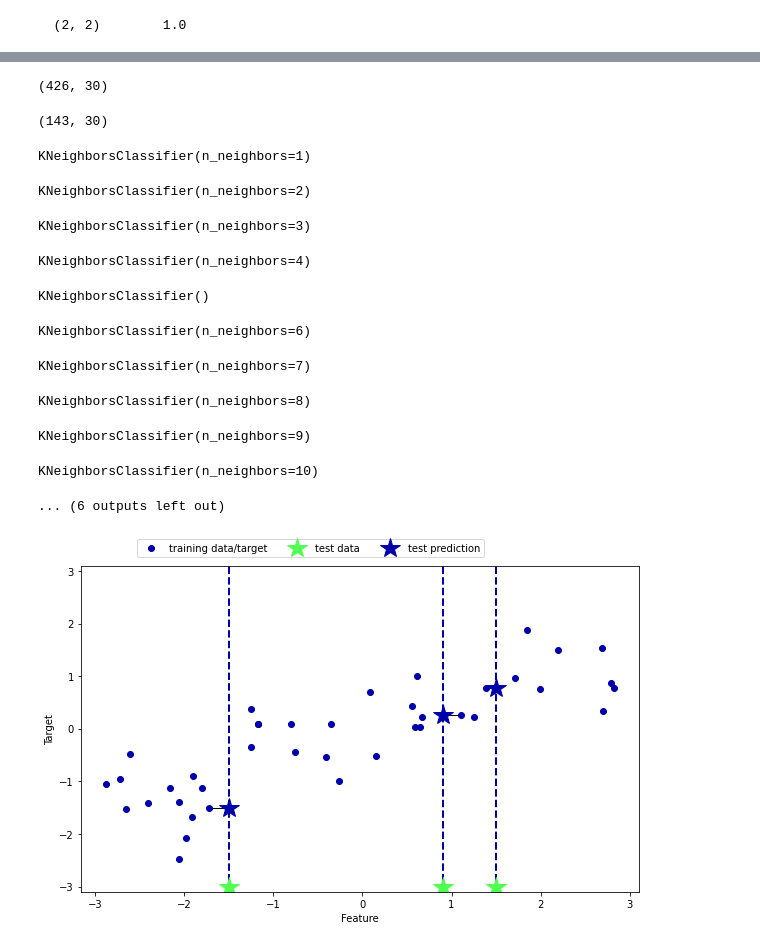
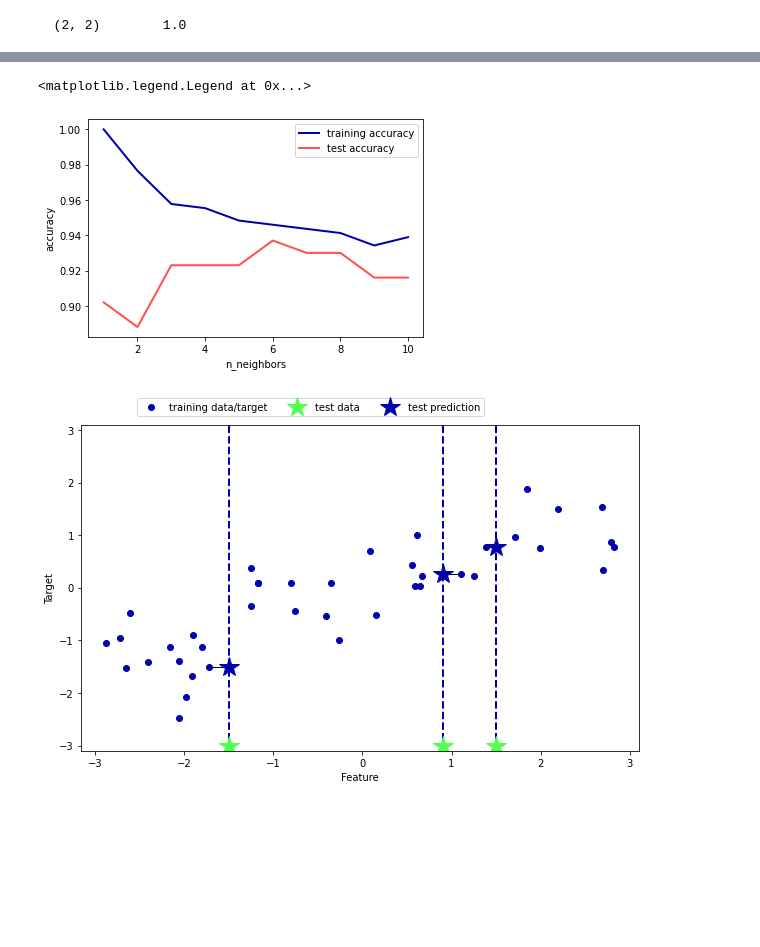
Before and after one commit to Chulwoong-Oh/ML01, a Jupyter notebook: ml_r1.ipynb, the cells around one changed output, grey strips where cells are left out. Saved outputs shown, nothing was run; the diff lists cells and outputs as text; code cells hidden in the pictures; blank space fills up the shorter version.

```diff
--- a/ml_r1.ipynb
+++ b/ml_r1.ipynb
@@ -171,35 +172,25 @@ Text(0.5, 0, 'charac 0')
 # %%
-X_train, X_test, y_train, y_test = train_test_split(cancer.data, cancer.target, stratify = cancer.target, random_state = 66)
+X_train, X_test, y_train, y_test = train_test_split(cancer.data, cancer.target, stratify = cancer.target,\
+random_state = 66)
 X_train.shape;X_test.shape
 training_accuracy = []
 test_accuracy = []
 neighbors_settings = range(1, 11)
 
 for n_neighbors in neighbors_settings:
     clf = KNeighborsClassifier(n_neighbors = n_neighbors)
     clf.fit(X_train, y_train)
     training_accuracy.append(clf.score(X_train, y_train))
     test_accuracy.append(clf.score(X_test, y_test))
 
 plt.plot(neighbors_settings, training_accuracy, label = 'training accuracy')
 plt.plot(neighbors_settings, test_accuracy, label = 'test accuracy')
 plt.xlabel('n_neighbors')
 plt.ylabel('accuracy')
 plt.legend()
 # %% [output]
-(426, 30)
+<matplotlib.legend.Legend at 0x...>
-(143, 30)
-KNeighborsClassifier(n_neighbors=1)
-KNeighborsClassifier(n_neighbors=2)
-KNeighborsClassifier(n_neighbors=3)
-KNeighborsClassifier(n_neighbors=4)
-KNeighborsClassifier()
-KNeighborsClassifier(n_neighbors=6)
-KNeighborsClassifier(n_neighbors=7)
-KNeighborsClassifier(n_neighbors=8)
-KNeighborsClassifier(n_neighbors=9)
-KNeighborsClassifier(n_neighbors=10)
-... (6 outputs left out)
+[figure, added]
 # %%
 mglearn.plots.plot_knn_regression(n_neighbors = 1)
 # %% [output]
```
Also changed, not shown: parts of 21 cells of this notebook.
